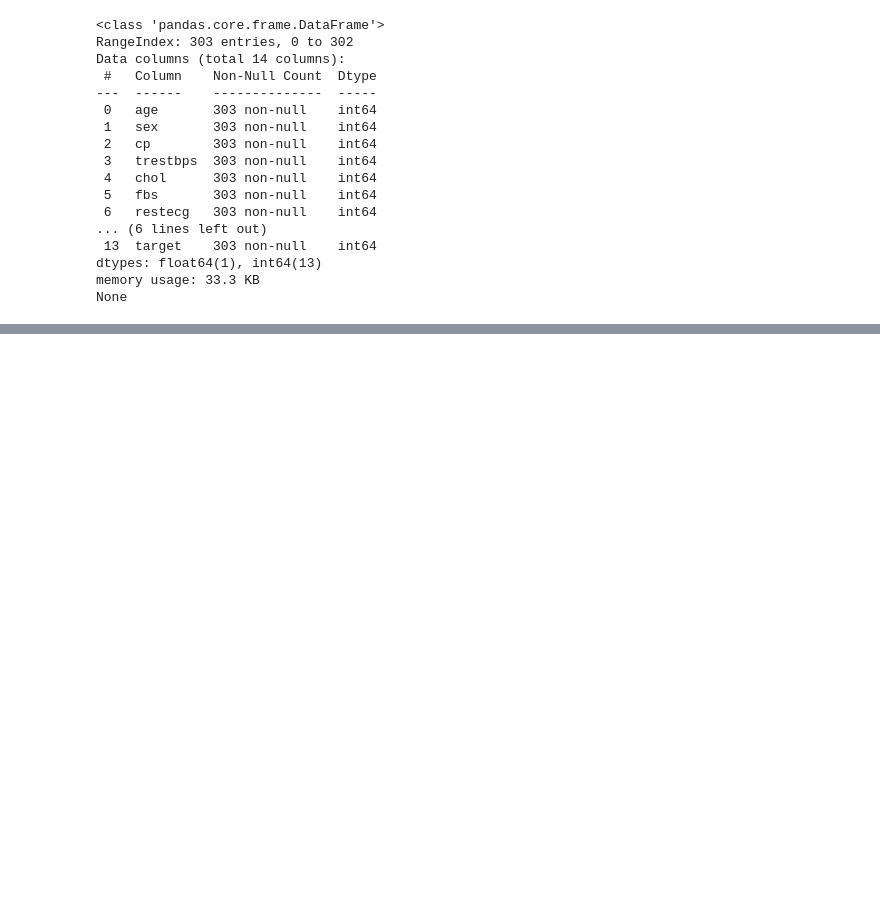
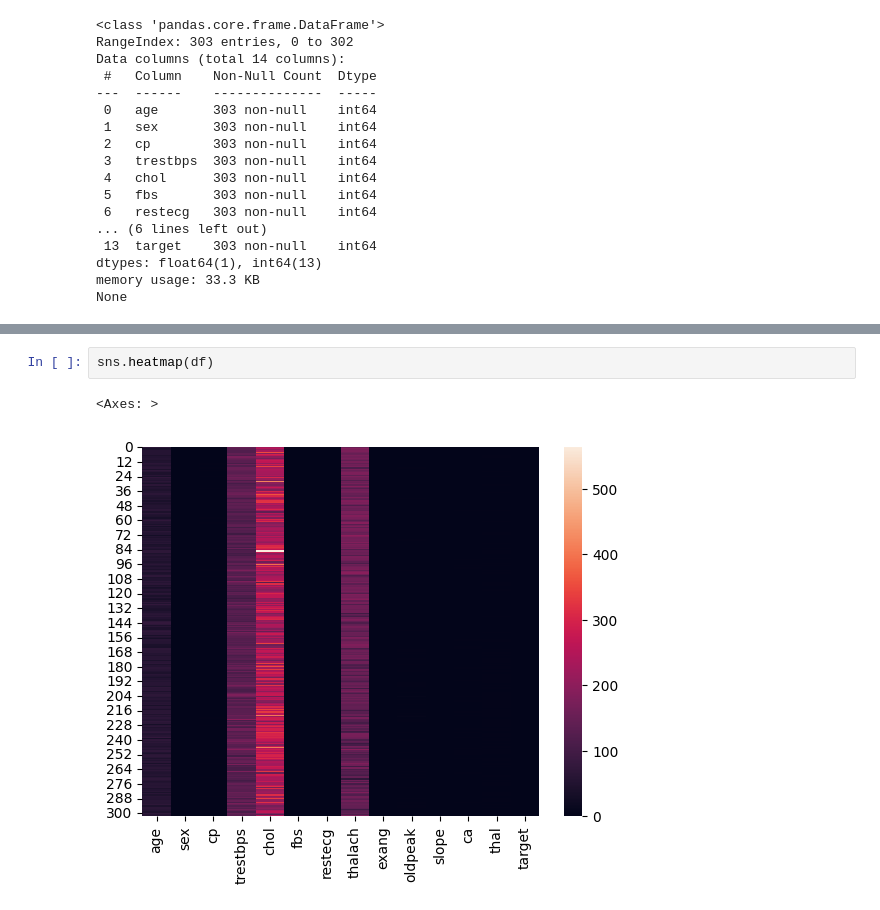
Before and after one commit to Sharmila-lab/machine-learning, a Jupyter notebook: main.ipynb, the cells around one changed output, grey strips where cells are left out. Drawn from its saved outputs; the diff is of its cells as text; blank space fills up the shorter version.

```diff
--- a/main.ipynb
+++ b/main.ipynb
@@ -127,0 +133,5 @@ None
+# %%
+sns.heatmap(df)
+# %% [output]
+<Axes: >
+[figure, added]
```
Also changed, not shown: parts of 18 cells of this notebook.
